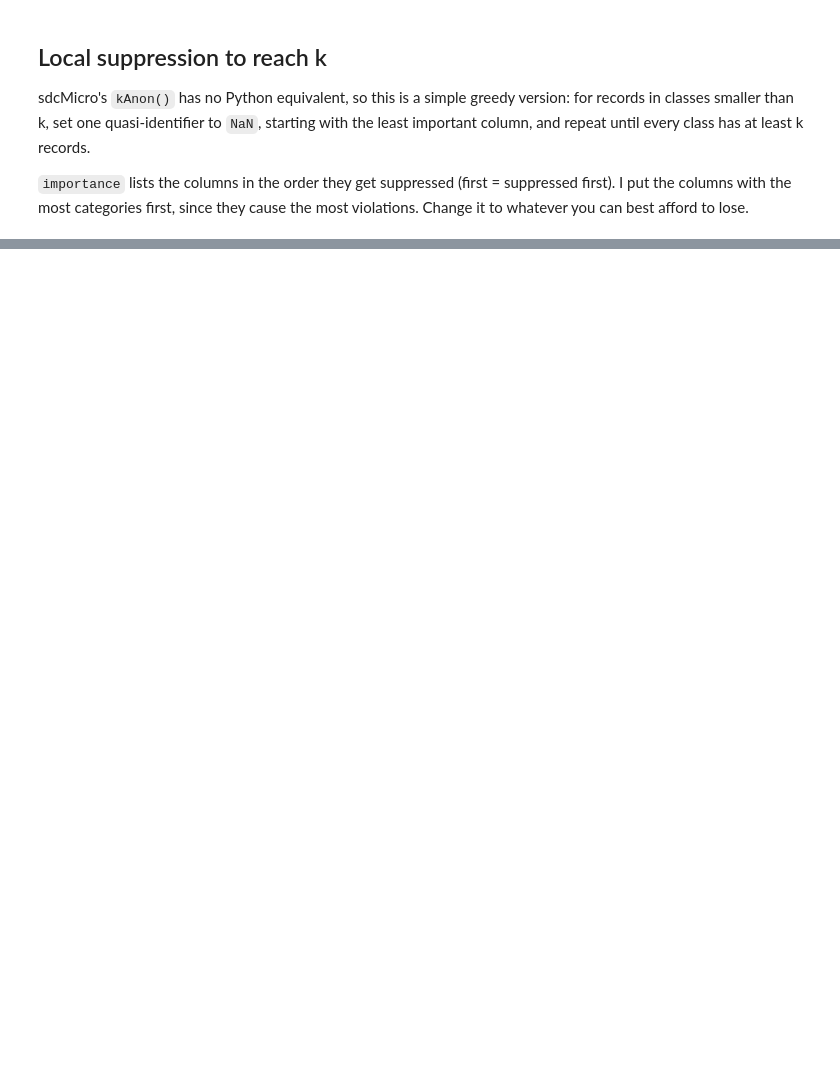
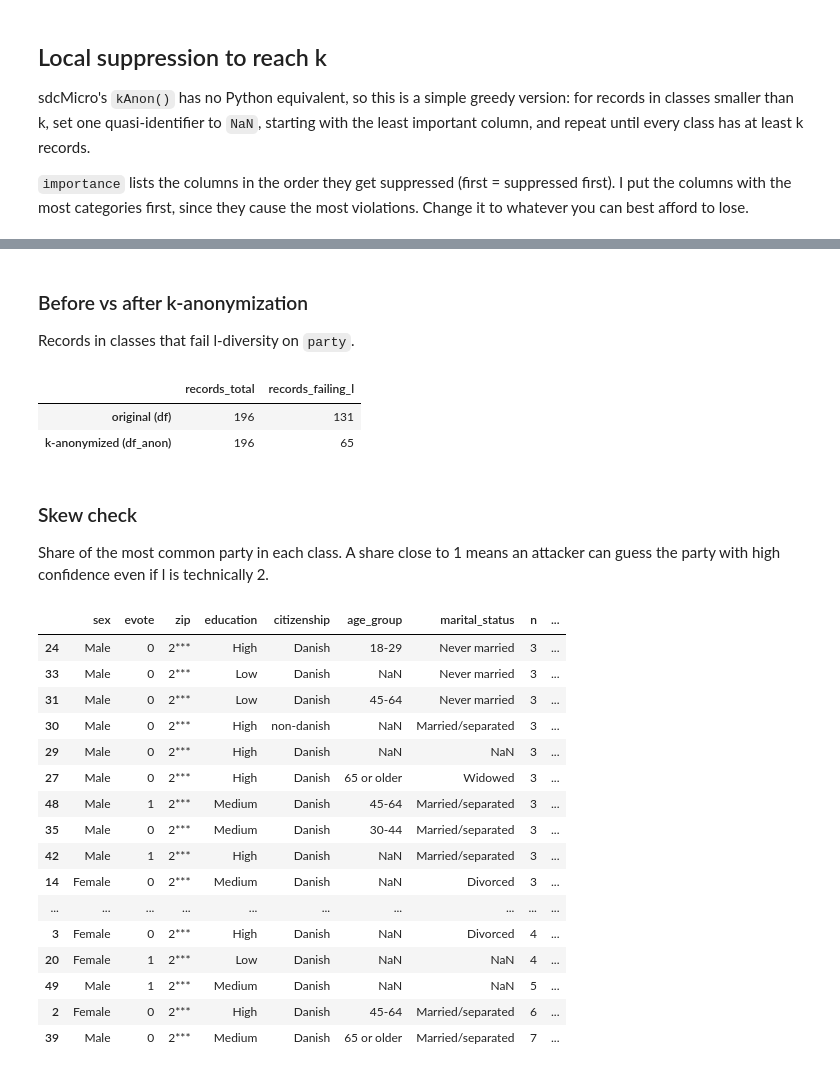
Before and after one commit to darageorgieva/Elections-Data-Anonymisation-Security-Privacy-Project, a Jupyter notebook: annonymisation/anon_check.ipynb, the cells around one changed output, grey strips where cells are left out. Saved outputs shown, nothing was run; the diff lists cells and outputs as text; code cells hidden in the pictures; blank space fills up the shorter version.

```diff
--- a/annonymisation/anon_check.ipynb
+++ b/annonymisation/anon_check.ipynb
@@ -258,0 +200,46 @@ skew[(skew["max_share_party"] > 0.8) | (skew["max_share_marital"] > 0.8)].sort_v
+# %% [markdown]
+### Before vs after k-anonymization
+Records in classes that fail l-diversity on `party`.
+# %%
+def fail_records(lg, l=L_TARGET):
+    return int(lg.loc[lg["l_party"] < l, "n"].sum())
+
+pd.DataFrame({
+    "records_total":      [l_groups["n"].sum(), l_groups_anon["n"].sum()],
+    "records_failing_l":  [fail_records(l_groups), fail_records(l_groups_anon)],
+}, index=["original (df)", "k-anonymized (df_anon)"])
+# %% [output]
+|  | records_total | records_failing_l |
+| original (df) | 196 | 131 |
+| k-anonymized (df_anon) | 196 | 65 |
+# %% [markdown]
+### Skew check
+Share of the most common party in each class. A share close to 1 means an attacker can guess the party with high confidence even if l is technically 2.
+# %%
+def max_share(s):
+    return s.value_counts(dropna=False).iloc[0] / len(s)
+
+skew = (df_anon.groupby(qi, dropna=False)
+        .agg(n=("party", "size"),
+             max_share_party=("party", max_share))
+        .reset_index())
+
+skew[skew["max_share_party"] > 0.8].sort_values("n")
+# %% [output]
+|  | sex | evote | zip | education | citizenship | age_group | marital_status | n | ... |
+| 24 | Male | 0 | 2*** | High | Danish | 18-29 | Never married | 3 | ... |
+| 33 | Male | 0 | 2*** | Low | Danish | NaN | Never married | 3 | ... |
+| 31 | Male | 0 | 2*** | Low | Danish | 45-64 | Never married | 3 | ... |
+| 30 | Male | 0 | 2*** | High | non-danish | NaN | Married/separated | 3 | ... |
+| 29 | Male | 0 | 2*** | High | Danish | NaN | NaN | 3 | ... |
+| 27 | Male | 0 | 2*** | High | Danish | 65 or older | Widowed | 3 | ... |
+| 48 | Male | 1 | 2*** | Medium | Danish | 45-64 | Married/separated | 3 | ... |
+| 35 | Male | 0 | 2*** | Medium | Danish | 30-44 | Married/separated | 3 | ... |
+| 42 | Male | 1 | 2*** | High | Danish | NaN | Married/separated | 3 | ... |
+| 14 | Female | 0 | 2*** | Medium | Danish | NaN | Divorced | 3 | ... |
+| ... | ... | ... | ... | ... | ... | ... | ... | ... | ... |
+| 3 | Female | 0 | 2*** | High | Danish | NaN | Divorced | 4 | ... |
+| 20 | Female | 1 | 2*** | Low | Danish | NaN | NaN | 4 | ... |
+| 49 | Male | 1 | 2*** | Medium | Danish | NaN | NaN | 5 | ... |
+| 2 | Female | 0 | 2*** | High | Danish | 45-64 | Married/separated | 6 | ... |
+| 39 | Male | 0 | 2*** | Medium | Danish | 65 or older | Married/separated | 7 | ... |
```
Also changed, not shown: parts of 20 cells of this notebook.
